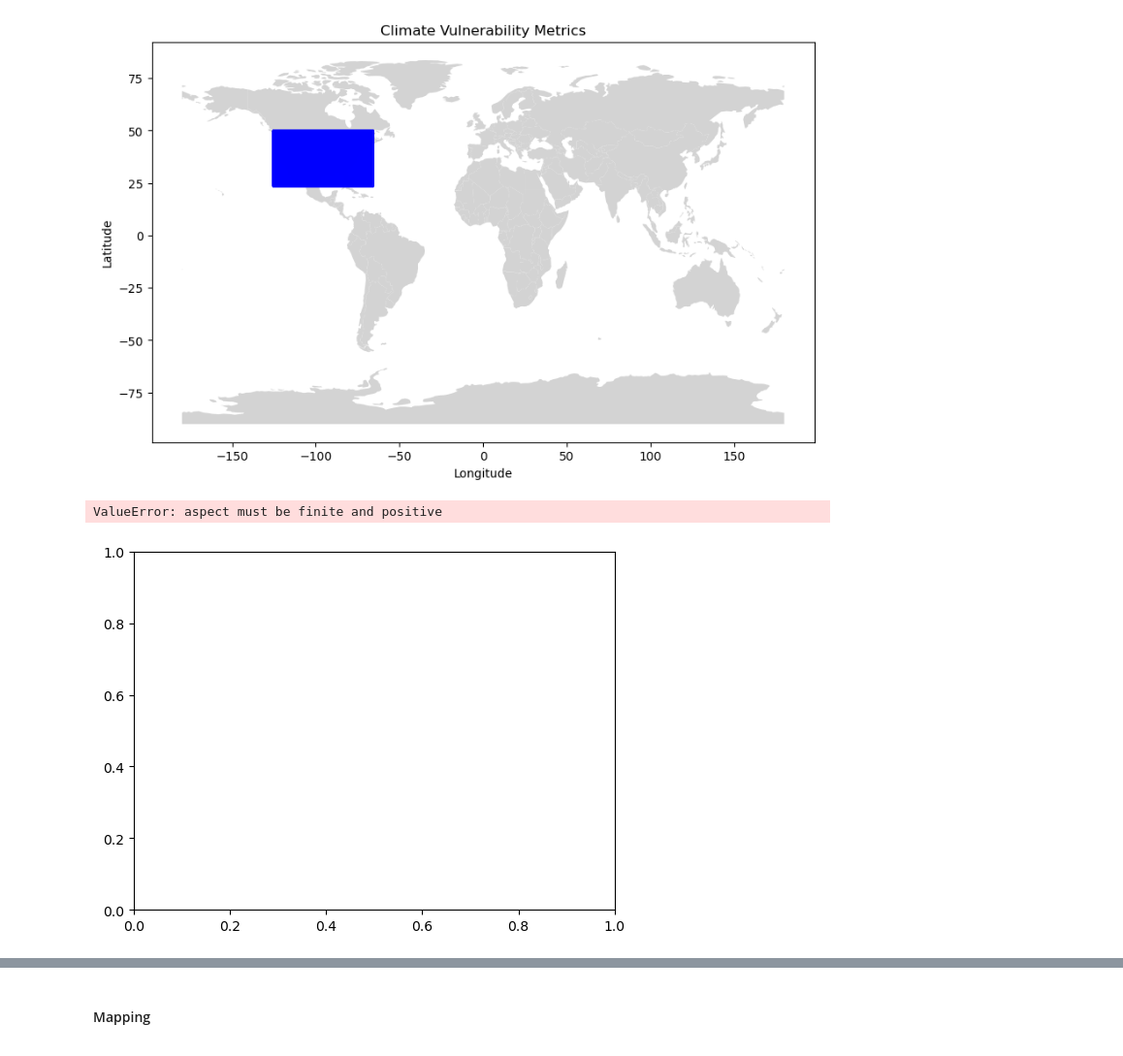
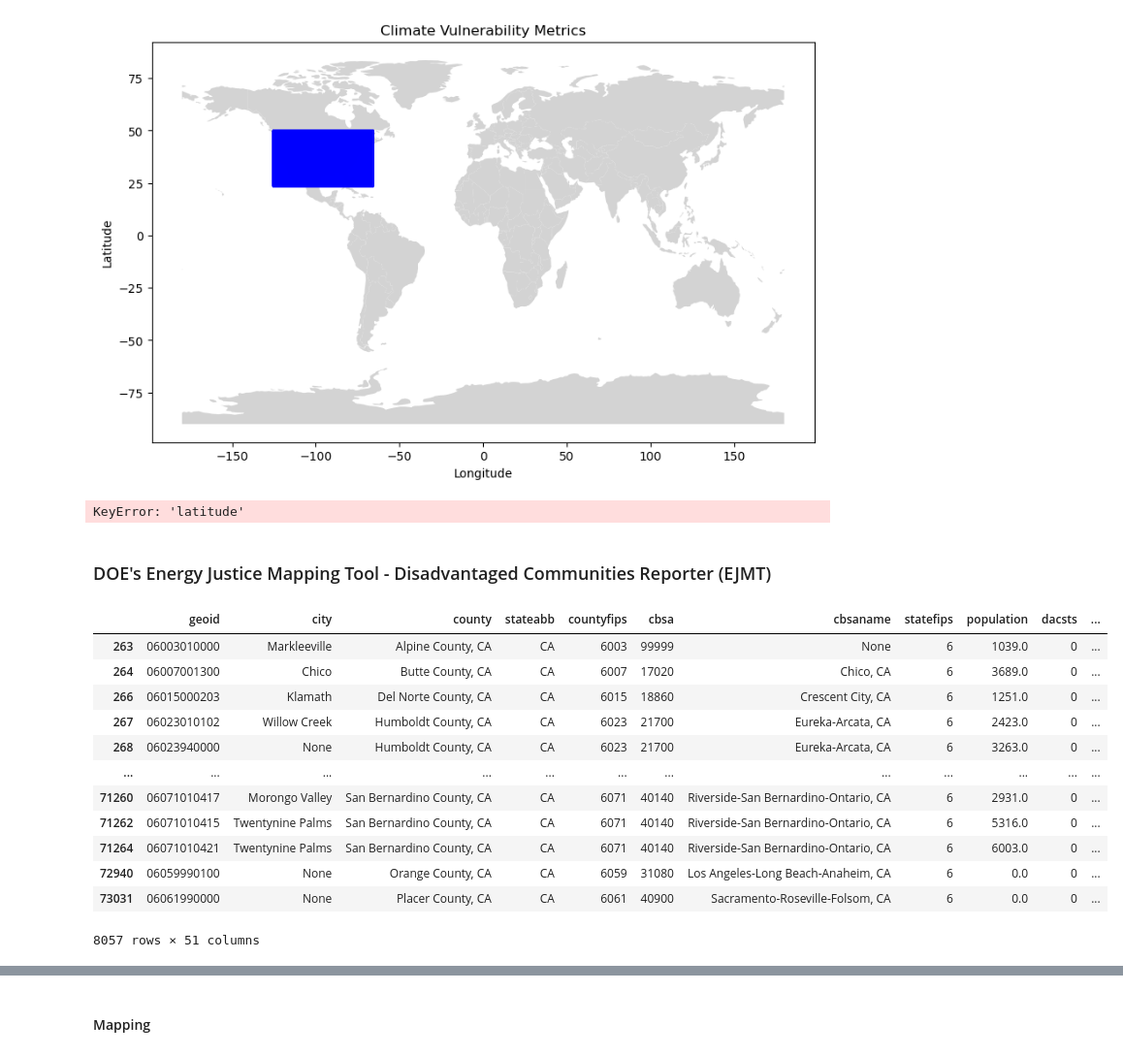
Before and after one commit to The2035Initiative/cca_grid_modeling_project, a Jupyter notebook: identifying_ctracts_oversampling.ipynb, the cells around one changed output, grey strips where cells are left out. Shown at 97% size. Saved outputs shown, nothing was run; the diff lists cells and outputs as text; code cells hidden in the pictures.

```diff
--- a/identifying_ctracts_oversampling.ipynb
+++ b/identifying_ctracts_oversampling.ipynb
@@ -653,6 +653,9 @@ plt.show()
 ca_metrics_geo = combo_metrics_geo[combo_metrics_geo.geotype == 'CA']
 
 ca_metrics_geo = ca_metrics_geo.dropna(subset=['longitude', 'latitude'])
+
+ca_metrics_geo = ca_metrics_geo[ca_metrics_geo['longitude'].apply(lambda x: np.isfinite(x))]
+ca_metrics_geo = ca_metrics_geo[ca_metrics_geo['latitude'].apply(lambda x: np.isfinite(x))]
 
 ca_metrics_geo = gpd.GeoDataFrame(ca_metrics_geo,
                                      geometry = gpd.points_from_xy(ca_metrics_geo['longitude'], ca_metrics_geo['latitude']),
@@ -661,5 +664,29 @@ ca_metrics_geo = gpd.GeoDataFrame(ca_metrics_geo,
 
 ca_metrics_geo.plot()
 # %% [output]
-ValueError: aspect must be finite and positive
+KeyError: 'latitude'
-[figure, removed]
+# %% [markdown]
+### DOE's Energy Justice Mapping Tool - Disadvantaged Communities Reporter (EJMT)
+# %%
+doe_ejmt = gpd.read_file('data/DOE_EJ_mapping_tool/DAC Shapefiles (v2022c).shp',
+                         crs = sb535_geo.crs)
+
+doe_ejmt = to_snake_case(doe_ejmt)
+
+doe_ejmt_ca = doe_ejmt[doe_ejmt.stateabb == 'CA']
+
+doe_ejmt_ca
+# %% [output]
+|  | geoid | city | county | stateabb | countyfips | cbsa | cbsaname | statefips | population | dacsts | ... |
+| 263 | 06003010000 | Markleeville | Alpine County, CA | CA | 6003 | 99999 | None | 6 | 1039.0 | 0 | ... |
+| 264 | 06007001300 | Chico | Butte County, CA | CA | 6007 | 17020 | Chico, CA | 6 | 3689.0 | 0 | ... |
+| 266 | 06015000203 | Klamath | Del Norte County, CA | CA | 6015 | 18860 | Crescent City, CA | 6 | 1251.0 | 0 | ... |
+| 267 | 06023010102 | Willow Creek | Humboldt County, CA | CA | 6023 | 21700 | Eureka-Arcata, CA | 6 | 2423.0 | 0 | ... |
+| 268 | 06023940000 | None | Humboldt County, CA | CA | 6023 | 21700 | Eureka-Arcata, CA | 6 | 3263.0 | 0 | ... |
+| ... | ... | ... | ... | ... | ... | ... | ... | ... | ... | ... | ... |
+| 71260 | 06071010417 | Morongo Valley | San Bernardino County, CA | CA | 6071 | 40140 | Riverside-San Bernardino-Ontario, CA | 6 | 2931.0 | 0 | ... |
+| 71262 | 06071010415 | Twentynine Palms | San Bernardino County, CA | CA | 6071 | 40140 | Riverside-San Bernardino-Ontario, CA | 6 | 5316.0 | 0 | ... |
+| 71264 | 06071010421 | Twentynine Palms | San Bernardino County, CA | CA | 6071 | 40140 | Riverside-San Bernardino-Ontario, CA | 6 | 6003.0 | 0 | ... |
+| 72940 | 06059990100 | None | Orange County, CA | CA | 6059 | 31080 | Los Angeles-Long Beach-Anaheim, CA | 6 | 0.0 | 0 | ... |
+| 73031 | 06061990000 | None | Placer County, CA | CA | 6061 | 40900 | Sacramento-Roseville-Folsom, CA | 6 | 0.0 | 0 | ... |
+8057 rows × 51 columns
```
Also changed, not shown: parts of 8 cells of this notebook, 2 other files.
